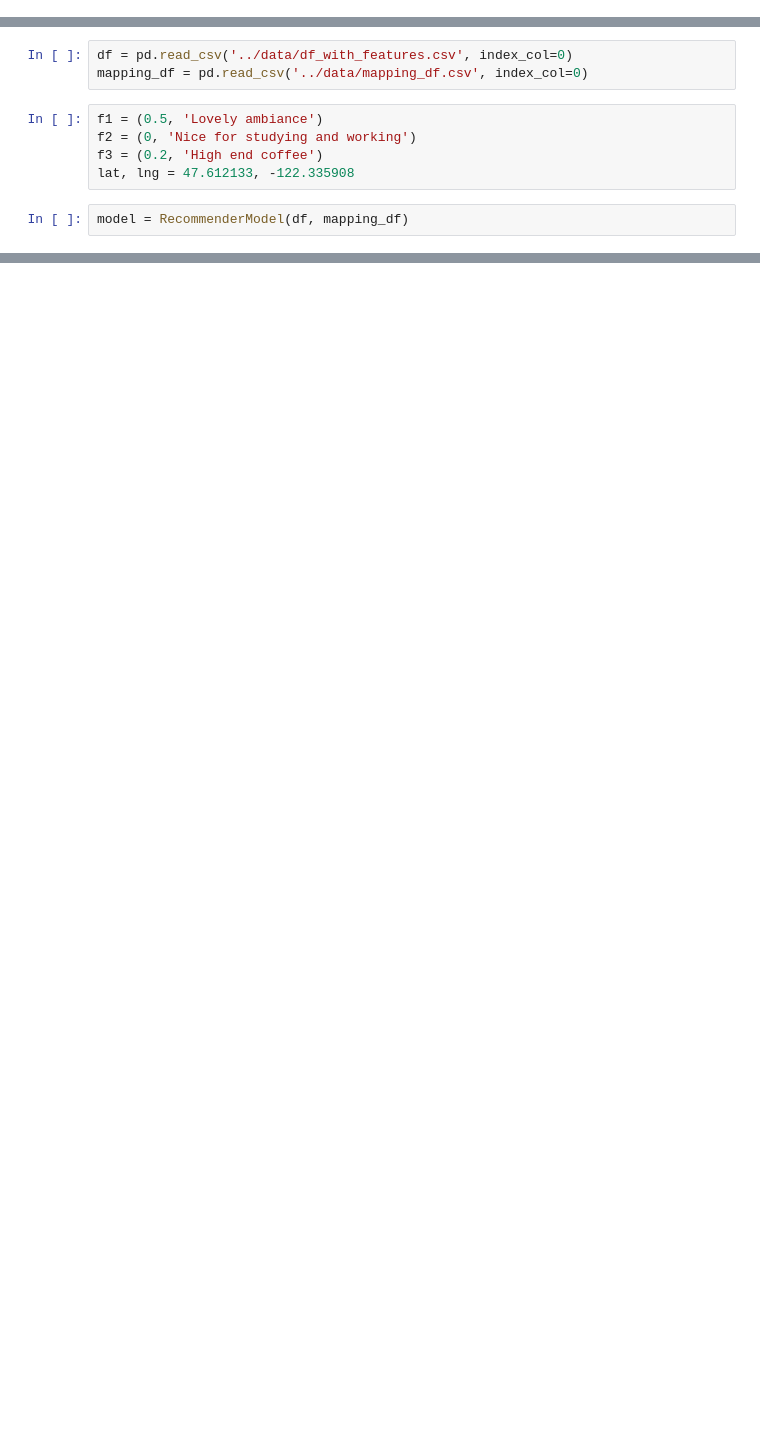
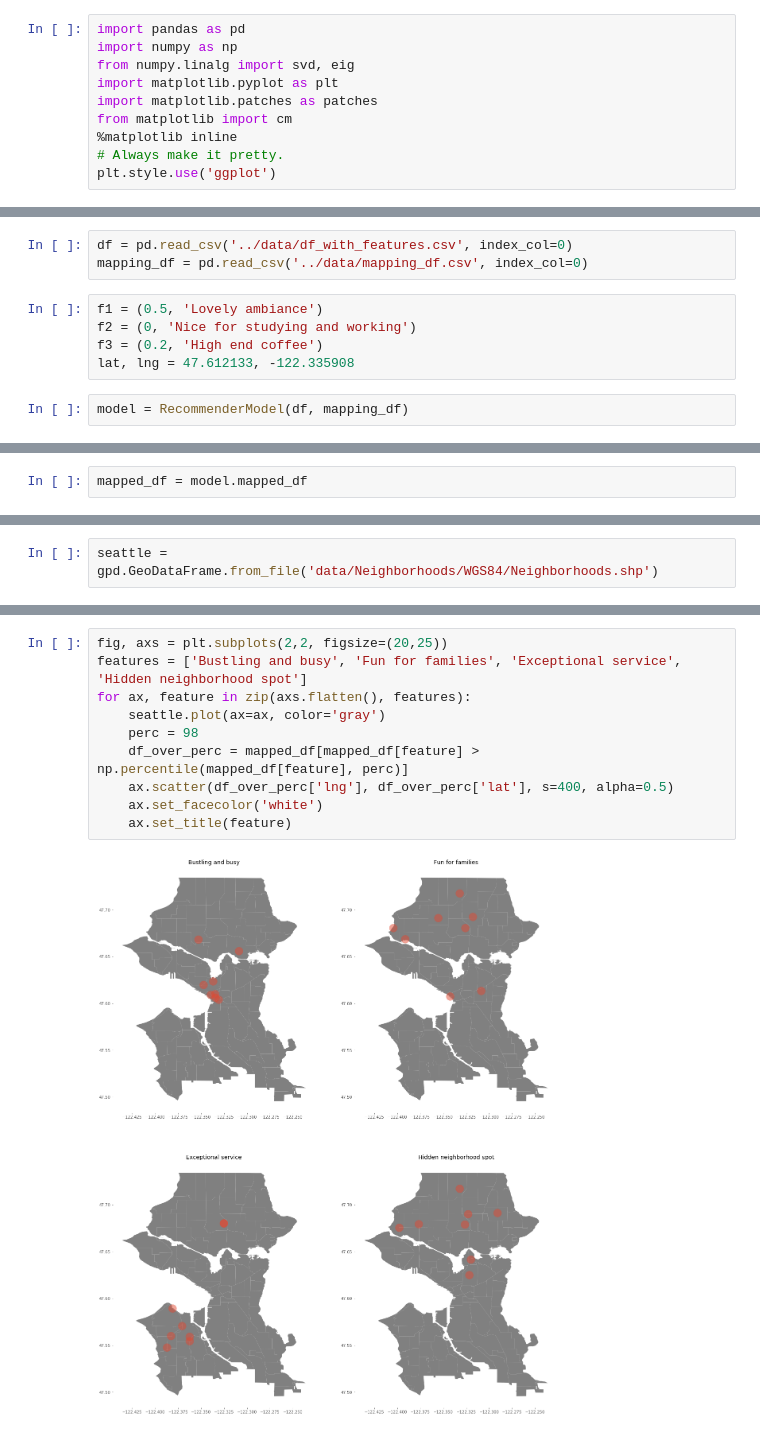
Before and after one commit to crredding/capstone_project, a Jupyter notebook: Data_eda.ipynb, the cells around one changed output, grey strips where cells are left out. Cells and saved outputs as stored; diff of their text form; blank space fills up the shorter version.

Commit message:
map visualizations completed

```diff
--- a/Data_eda.ipynb
+++ b/Data_eda.ipynb
@@ -2,6 +2,16 @@
 cd website
 # %% [output]
 /Users/ReddingSkinnyRobot/Galvanize/coffee_filter/website
+# %%
+import pandas as pd
+import numpy as np
+from numpy.linalg import svd, eig
+import matplotlib.pyplot as plt
+import matplotlib.patches as patches
+from matplotlib import cm
+%matplotlib inline
+# Always make it pretty.
+plt.style.use('ggplot')
 # %%
 from recommender_model import *
 import pandas as pd
@@ -30,0 +46,2 @@ model.mapped_df.shape
+# %%
+mapped_df = model.mapped_df
@@ -30,0 +62,2 @@ model.mapped_df.shape
+# %%
+seattle = gpd.GeoDataFrame.from_file('data/Neighborhoods/WGS84/Neighborhoods.shp')
@@ -30,0 +90,12 @@ model.mapped_df.shape
+# %%
+fig, axs = plt.subplots(2,2, figsize=(20,25))
+features = ['Bustling and busy', 'Fun for families', 'Exceptional service', 'Hidden neighborhood spot']
+for ax, feature in zip(axs.flatten(), features):
+    seattle.plot(ax=ax, color='gray')
+    perc = 98
+    df_over_perc = mapped_df[mapped_df[feature] > np.percentile(mapped_df[feature], perc)]
+    ax.scatter(df_over_perc['lng'], df_over_perc['lat'], s=400, alpha=0.5)
+    ax.set_facecolor('white')
+    ax.set_title(feature)
+# %% [output]
+[figure, added]
```
Also changed, not shown: parts of 20 cells of this notebook.
